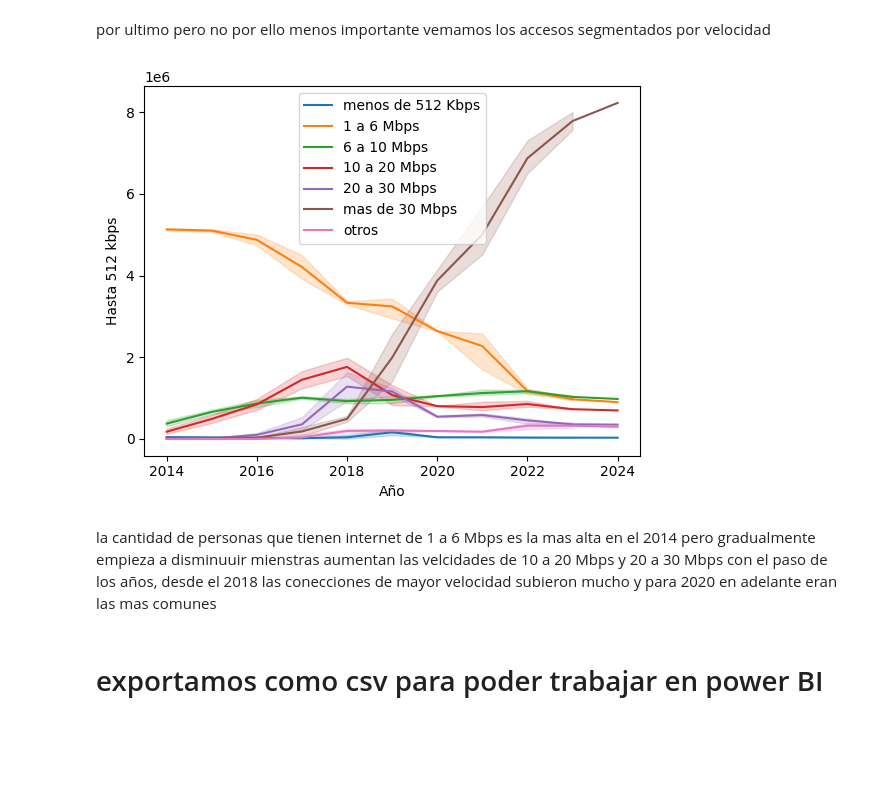
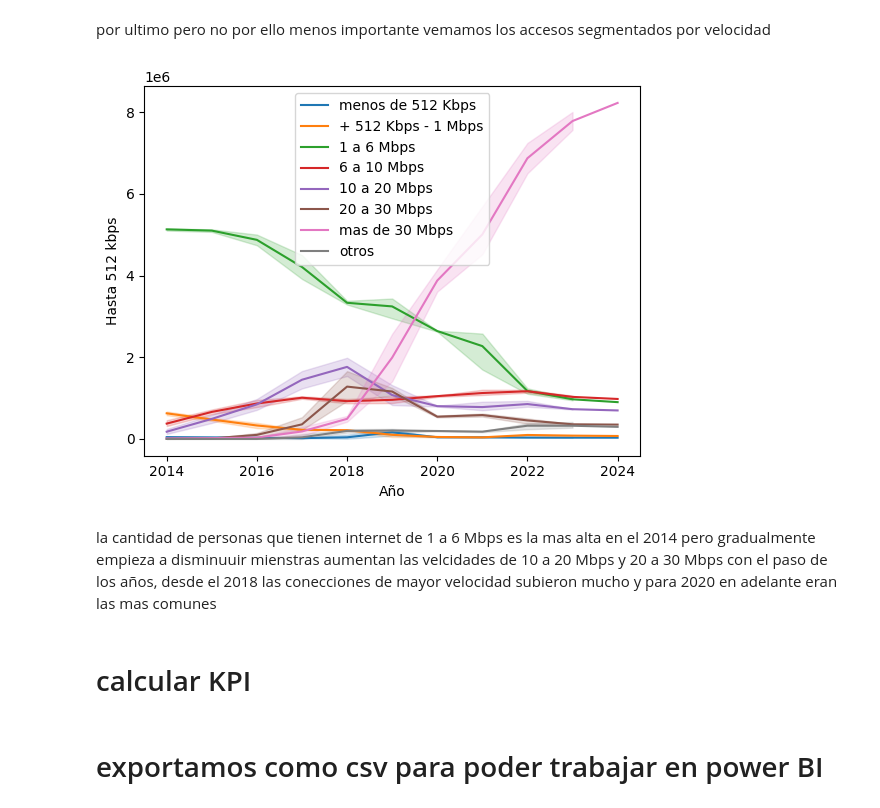
Before and after one commit to Miguel-David-Llanos-Lopez/PI-2-henry, a Jupyter notebook: notebooks/EDA.ipynb, the cells around one changed output. Saved outputs shown, nothing was run; the diff lists cells and outputs as text; code cells hidden in the pictures; blank space fills up the shorter version.

```diff
--- a/notebooks/EDA.ipynb
+++ b/notebooks/EDA.ipynb
@@ -208,14 +208,17 @@ se puede ver que el 2014 el ADSL era la tecnologia mas usada pero del 2016 en ad
 por ultimo pero no por ello menos importante vemamos los accesos segmentados por velocidad
 # %%
 sns.lineplot(x= totales_accesos_velocidad['Año'], y=totales_accesos_velocidad['Hasta 512 kbps'],label= 'menos de 512 Kbps')
+sns.lineplot(x= totales_accesos_velocidad['Año'], y=totales_accesos_velocidad['Entre 512 Kbps y 1 Mbps'],label= '+ 512 Kbps - 1 Mbps')
 sns.lineplot(x= totales_accesos_velocidad['Año'], y=totales_accesos_velocidad['Entre 1 Mbps y 6 Mbps'],label= '1 a 6 Mbps')
 sns.lineplot(x= totales_accesos_velocidad['Año'], y=totales_accesos_velocidad['Entre 6 Mbps y 10 Mbps'],label= '6 a 10 Mbps')
 sns.lineplot(x= totales_accesos_velocidad['Año'], y=totales_accesos_velocidad['Entre 10 Mbps y 20 Mbps'],label= '10 a 20 Mbps')
 sns.lineplot(x= totales_accesos_velocidad['Año'], y=totales_accesos_velocidad['Entre 20 Mbps y 30 Mbps'],label= '20 a 30 Mbps')
 sns.lineplot(x= totales_accesos_velocidad['Año'], y=totales_accesos_velocidad['Más de 30 Mbps'],label= 'mas de 30 Mbps')
 sns.lineplot(x= totales_accesos_velocidad['Año'], y=totales_accesos_velocidad['OTROS'],label= 'otros')
 plt.show()
 # %% [output]
-[figure, old version]
+[figure, new version]
 # %% [markdown]
 la cantidad de personas que tienen internet de 1 a 6 Mbps es la mas alta en el 2014 pero gradualmente empieza a disminuuir mienstras aumentan las velcidades de 10 a 20 Mbps y 20 a 30 Mbps con el paso de los años, desde el 2018 las conecciones de mayor velocidad subieron mucho y para 2020 en adelante eran las mas comunes
+# %% [markdown]
+# calcular KPI
```
Also changed, not shown: parts of 5 cells of this notebook, 3 other files.
